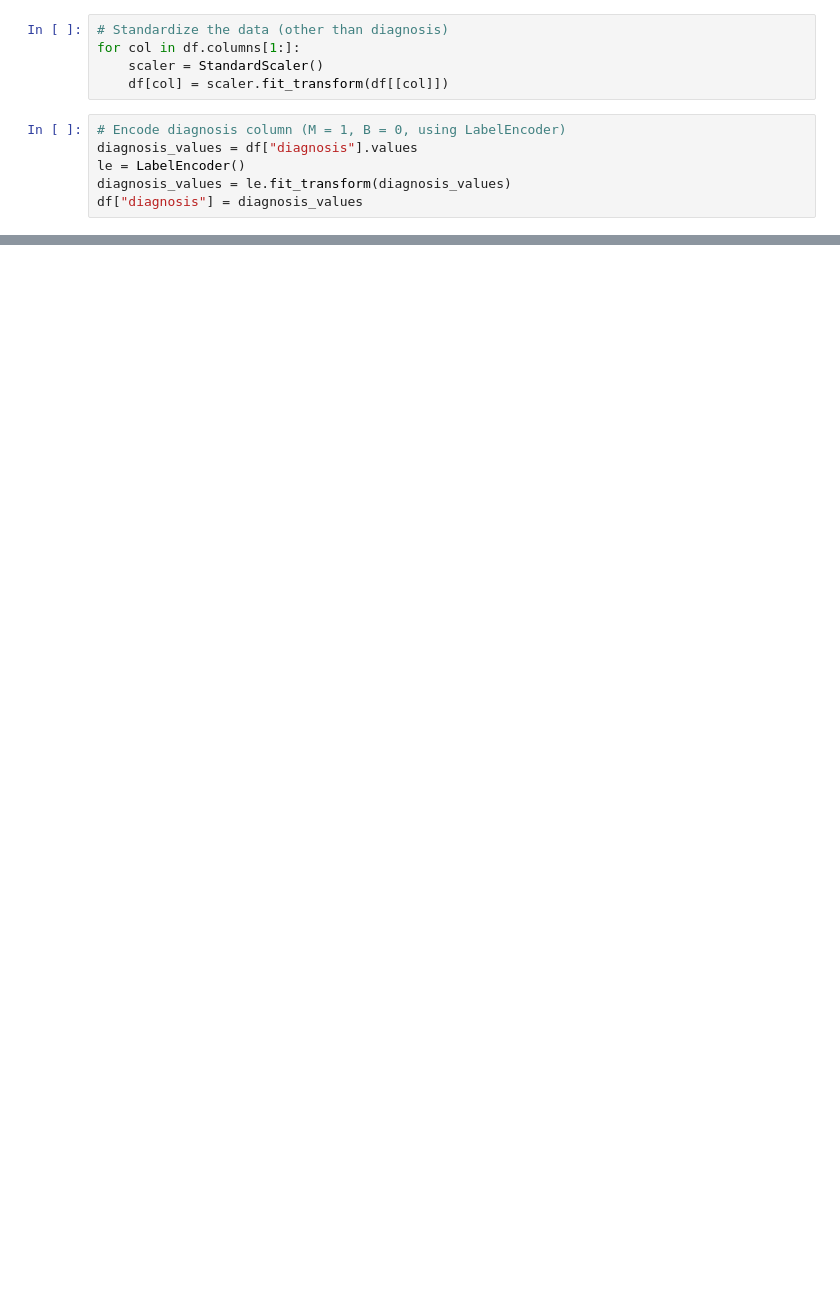
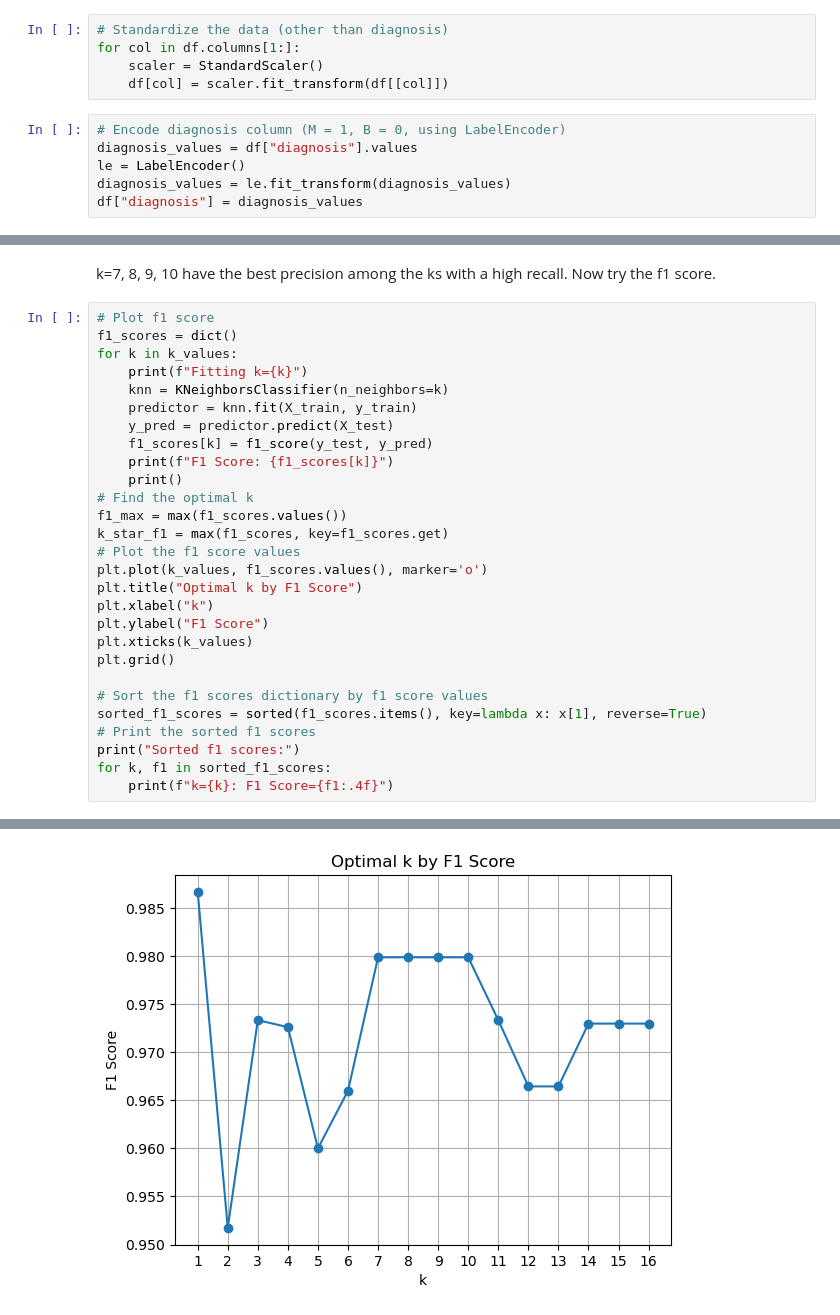
Before and after one commit to m-liv/bc-project, a Jupyter notebook: knn.ipynb, the cells around one changed output, grey strips where cells are left out. Saved outputs shown, nothing was run; the diff lists cells and outputs as text; blank space fills up the shorter version.

```diff
--- a/knn.ipynb
+++ b/knn.ipynb
@@ -63,0 +180,31 @@ X_train.shape, X_test.shape, y_train.shape, y_test.shape
+# %% [markdown]
+k=7, 8, 9, 10 have the best precision among the ks with a high recall. Now try the f1 score.
+# %%
+# Plot f1 score
+f1_scores = dict()
+for k in k_values:
+    print(f"Fitting k={k}")
+    knn = KNeighborsClassifier(n_neighbors=k)
+    predictor = knn.fit(X_train, y_train)
+    y_pred = predictor.predict(X_test)
+    f1_scores[k] = f1_score(y_test, y_pred)
+    print(f"F1 Score: {f1_scores[k]}")
+    print()
+# Find the optimal k
+f1_max = max(f1_scores.values())
+k_star_f1 = max(f1_scores, key=f1_scores.get)
+# Plot the f1 score values
+plt.plot(k_values, f1_scores.values(), marker='o')
+plt.title("Optimal k by F1 Score")
+plt.xlabel("k")
+plt.ylabel("F1 Score")
+plt.xticks(k_values)
+plt.grid()
+
+# Sort the f1 scores dictionary by f1 score values
+sorted_f1_scores = sorted(f1_scores.items(), key=lambda x: x[1], reverse=True)
+# Print the sorted f1 scores
+print("Sorted f1 scores:")
+for k, f1 in sorted_f1_scores:
+    print(f"k={k}: F1 Score={f1:.4f}")
+# %% [output]
@@ -63,0 +228 @@ X_train.shape, X_test.shape, y_train.shape, y_test.shape
+[figure, added]
```
Also changed, not shown: parts of 27 cells of this notebook.
